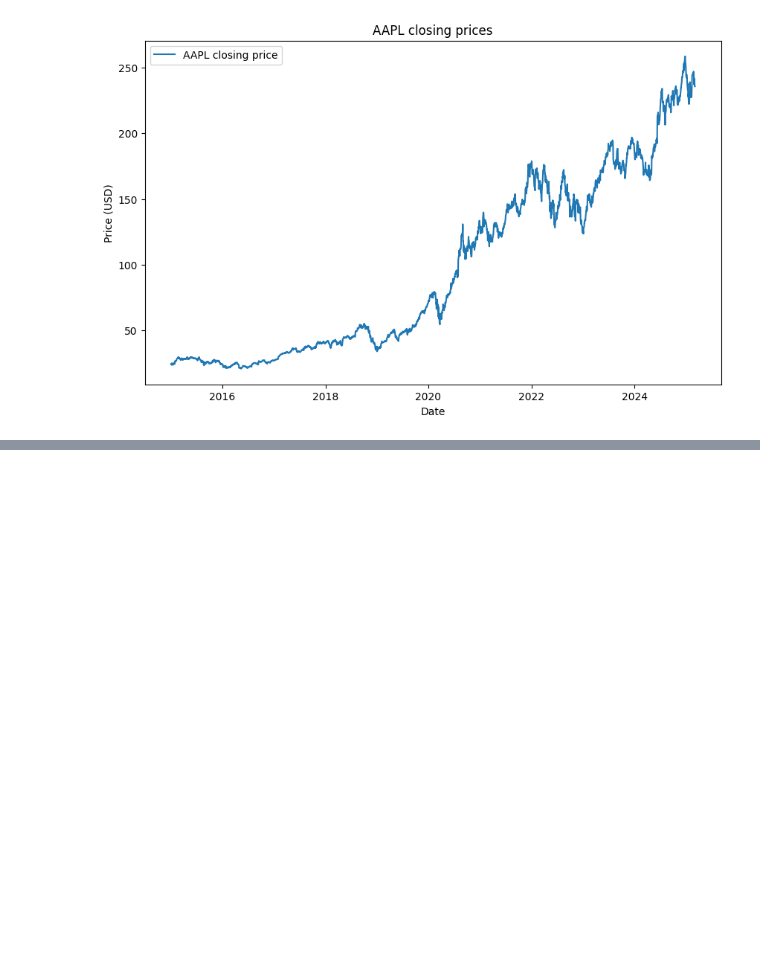
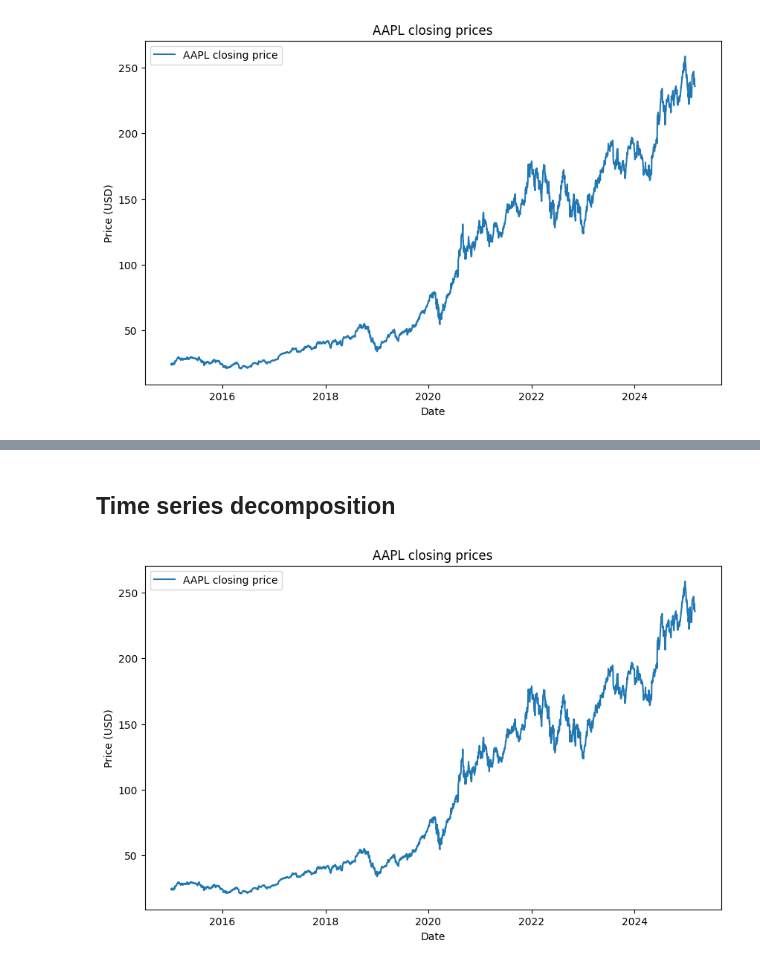
Before and after one commit to svetlanama/Data-Science-in-Finance-, a Jupyter notebook: DSIF9_0_Time_series_modelling_in_Financial_Services.ipynb, the cells around one changed output, grey strips where cells are left out. Cells and saved outputs as stored; diff of their text form; code cells hidden in the pictures; blank space fills up the shorter version.

```diff
--- a/DSIF9_0_Time_series_modelling_in_Financial_Services.ipynb
+++ b/DSIF9_0_Time_series_modelling_in_Financial_Services.ipynb
@@ -718,0 +792,9 @@ plot_stock_price(stock_data, chosen_stock)
+# %% [markdown]
+## Time series decomposition
+# %%
+from statsmodels.tsa.seasonal import seasonal_decompose
+
+# Let's bring back the plot
+plot_stock_price(stock_data, chosen_stock)
+# %% [output]
+[figure, added]
```
Also changed, not shown: parts of 8 cells of this notebook.
